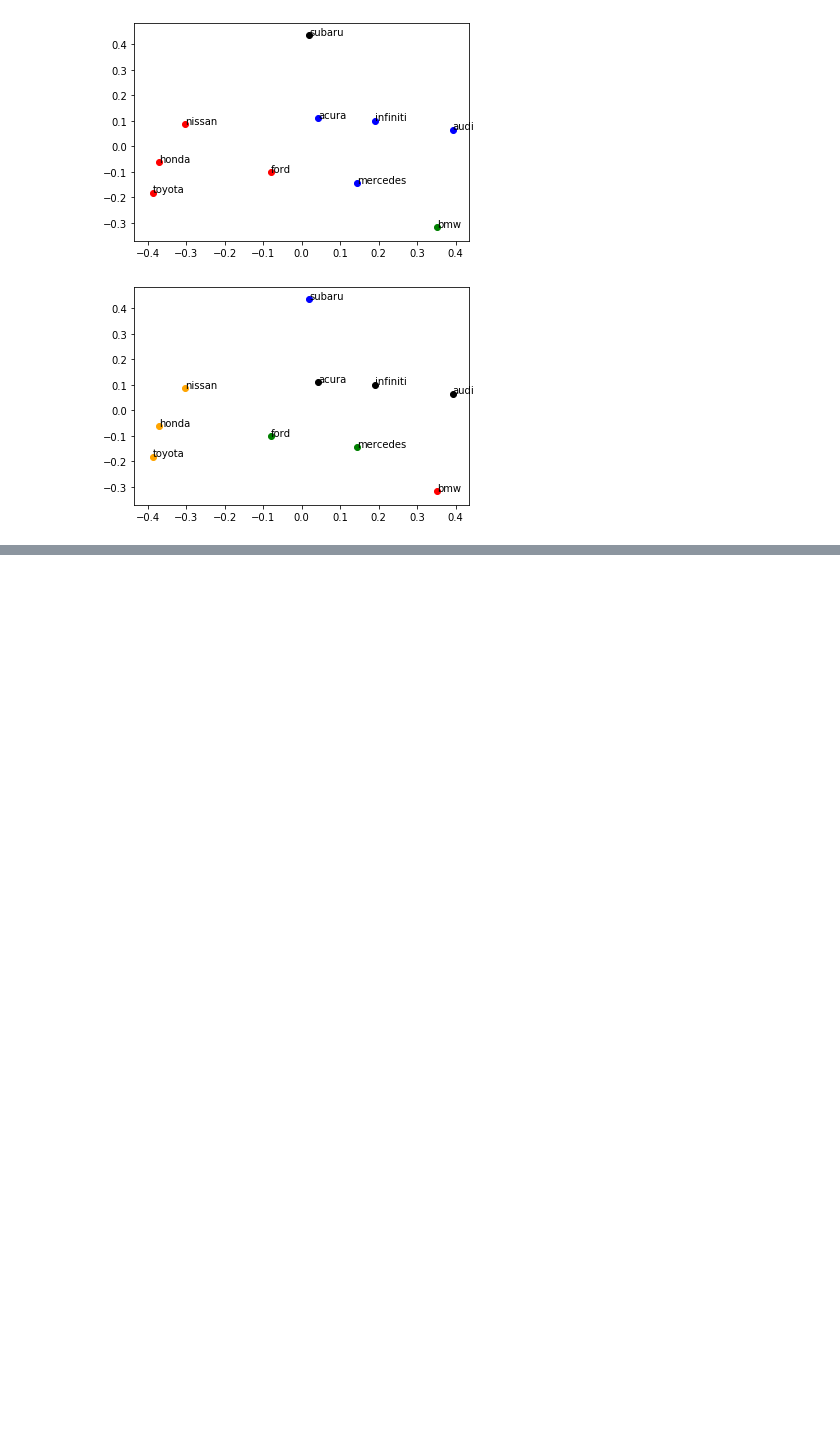
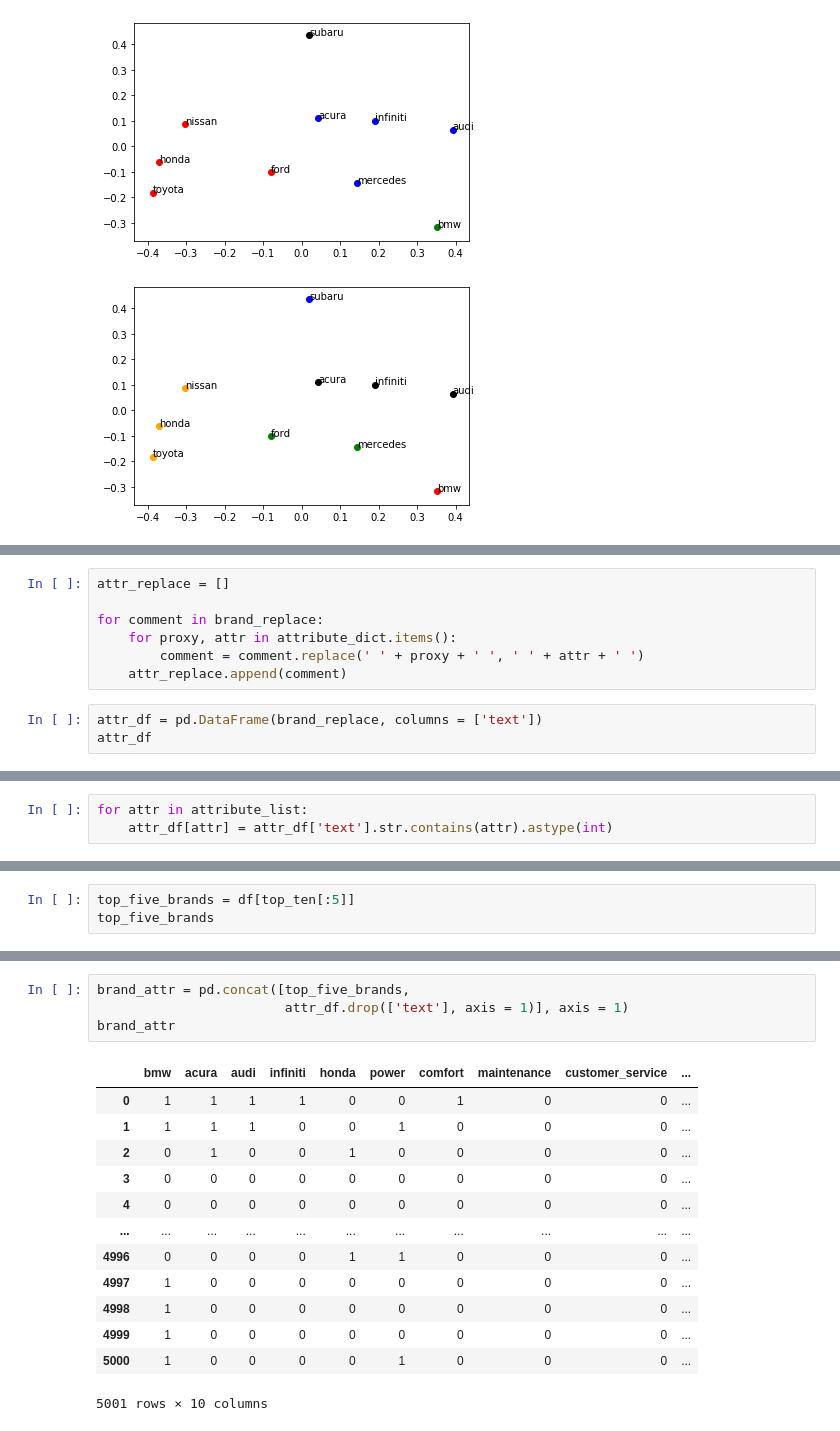
Before and after one commit to chenson2018/Text-Analysis-Class, a Jupyter notebook: Assignment 1/Henson_HW1.ipynb, the cells around one changed output, grey strips where cells are left out. Cells and saved outputs as stored; diff of their text form; blank space fills up the shorter version.

Commit message:
Started Attributes

```diff
--- a/Assignment 1/Henson_HW1.ipynb
+++ b/Assignment 1/Henson_HW1.ipynb
@@ -381,0 +465,10 @@ for k in range(2,6):
+# %%
+attr_replace = []
+
+for comment in brand_replace:
+    for proxy, attr in attribute_dict.items():
+        comment = comment.replace(' ' + proxy + ' ', ' ' + attr + ' ')
+    attr_replace.append(comment)
+# %%
+attr_df = pd.DataFrame(brand_replace, columns = ['text'])
+attr_df
@@ -381,0 +489,3 @@ for k in range(2,6):
+# %%
+for attr in attribute_list:
+    attr_df[attr] = attr_df['text'].str.contains(attr).astype(int)
@@ -381,0 +508,3 @@ for k in range(2,6):
+# %%
+top_five_brands = df[top_ten[:5]]
+top_five_brands
@@ -381,0 +525,18 @@ for k in range(2,6):
+# %%
+brand_attr = pd.concat([top_five_brands,
+                        attr_df.drop(['text'], axis = 1)], axis = 1)
+brand_attr
+# %% [output]
+|  | bmw | acura | audi | infiniti | honda | power | comfort | maintenance | customer_service | ... |
+| 0 | 1 | 1 | 1 | 1 | 0 | 0 | 1 | 0 | 0 | ... |
+| 1 | 1 | 1 | 1 | 0 | 0 | 1 | 0 | 0 | 0 | ... |
+| 2 | 0 | 1 | 0 | 0 | 1 | 0 | 0 | 0 | 0 | ... |
+| 3 | 0 | 0 | 0 | 0 | 0 | 0 | 0 | 0 | 0 | ... |
+| 4 | 0 | 0 | 0 | 0 | 0 | 0 | 0 | 0 | 0 | ... |
+| ... | ... | ... | ... | ... | ... | ... | ... | ... | ... | ... |
+| 4996 | 0 | 0 | 0 | 0 | 1 | 1 | 0 | 0 | 0 | ... |
+| 4997 | 1 | 0 | 0 | 0 | 0 | 0 | 0 | 0 | 0 | ... |
+| 4998 | 1 | 0 | 0 | 0 | 0 | 0 | 0 | 0 | 0 | ... |
+| 4999 | 1 | 0 | 0 | 0 | 0 | 0 | 0 | 0 | 0 | ... |
+| 5000 | 1 | 0 | 0 | 0 | 0 | 1 | 0 | 0 | 0 | ... |
+5001 rows × 10 columns
```
Also changed, not shown: parts of 10 cells of this notebook.
